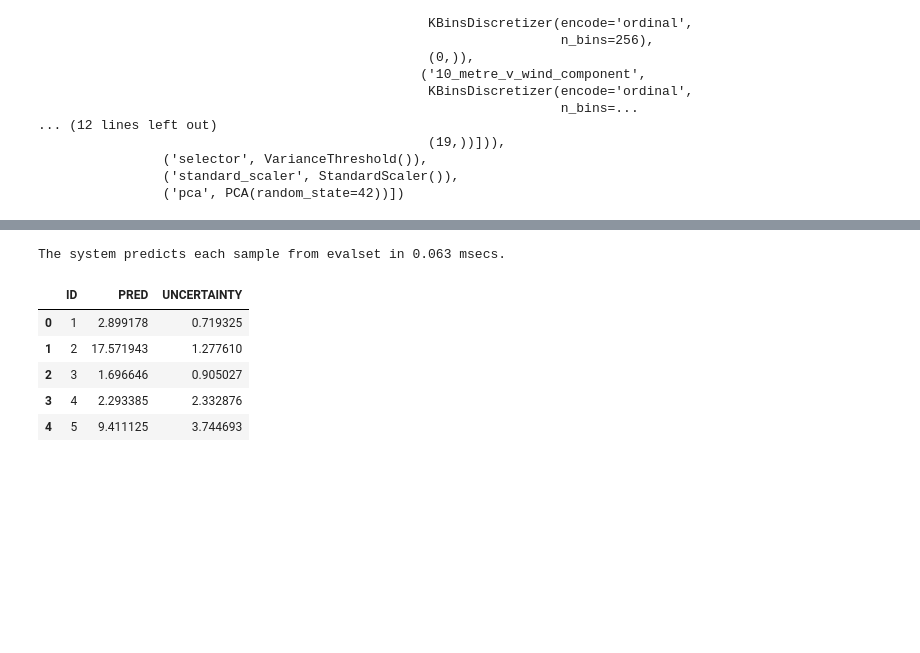
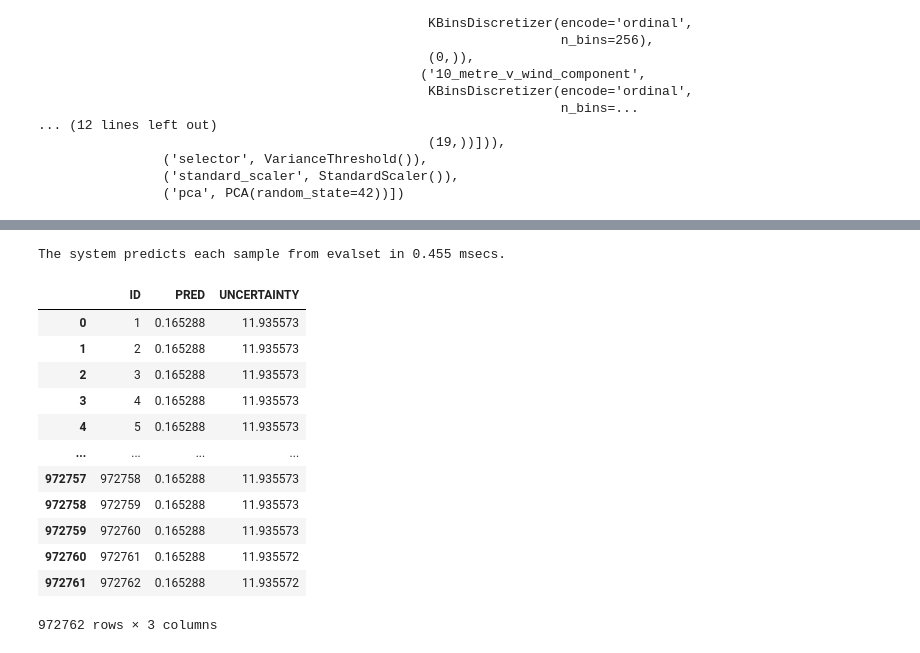
Before and after one commit to not-Karot/yandex-shifts-weather, a Jupyter notebook: deep_ensemble_with_uncertainty_and_spec_fe_eval.ipynb, the cells around one changed output, grey strips where cells are left out. Cells and saved outputs as stored; diff of their text form; code cells hidden in the pictures; blank space fills up the shorter version.

```diff
--- a/deep_ensemble_with_uncertainty_and_spec_fe_eval.ipynb
+++ b/deep_ensemble_with_uncertainty_and_spec_fe_eval.ipynb
@@ -461,6 +462,6 @@ print(f'{data_dir} {os.path.isdir(data_dir)}')
 # %% [output]
 data\yandex-shifts\weather True
 # %%
-model_dir = os.path.join('models', 'yandex-shifts', 'weather')
+model_dir = os.path.join('models', 'yandex-shifts', 'weather', 'S')
 print(f'{model_dir} {os.path.isdir(model_dir)}')
 # %% [output]
@@ -484,4 +485,4 @@ data\yandex-shifts\weather\dev_out.csv True
 # %%
-eval_name = os.path.join(data_dir, 'eval.csv')
+eval_name = os.path.join(data_dir, 'x_test_cube.zarr')
 print(f'{eval_name} {os.path.isfile(eval_name)}')
 # %% [output]
@@ -774,6 +845,6 @@ df_submission.head()
 out_file = os.path.join(model_dir, 'df_submission_dev.csv')
 df_submission.to_csv(out_file, index=False)
 # %%
-df_eval = pd.read_csv(eval_name)
+df_eval = xr.open_zarr(eval_name).to_dataframe().fillna(0)
 df_eval.head()
 # %% [output]
@@ -801,23 +872,30 @@ inference_duration *= 1000.0
 print('The system predicts each sample from evalset in ' \
       '{0:.3f} msecs.'.format(inference_duration / eval_inputs.shape[0]))
 # %% [output]
-The system predicts each sample from evalset in 0.063 msecs.
+The system predicts each sample from evalset in 0.455 msecs.
 # %%
 all_uncertainty = ensemble_uncertainties_regression(all_preds)
 uncertainties = all_uncertainty['tvar']
 # %%
 ids = np.arange(1, len(df_eval) + 1)
 preds = np.mean(all_preds[:,:,0], axis=0)
 df_submission = pd.DataFrame(data={
     'ID' : ids,
     'PRED' : preds,
     'UNCERTAINTY' : uncertainties
 })
-df_submission.head()
+df_submission
 # %% [output]
 |  | ID | PRED | UNCERTAINTY |
-| 0 | 1 | 2.899178 | 0.719325 |
-| 1 | 2 | 17.571943 | 1.277610 |
-| 2 | 3 | 1.696646 | 0.905027 |
-| 3 | 4 | 2.293385 | 2.332876 |
-| 4 | 5 | 9.411125 | 3.744693 |
+| 0 | 1 | 0.165288 | 11.935573 |
+| 1 | 2 | 0.165288 | 11.935573 |
+| 2 | 3 | 0.165288 | 11.935573 |
+| 3 | 4 | 0.165288 | 11.935573 |
+| 4 | 5 | 0.165288 | 11.935573 |
+| ... | ... | ... | ... |
+| 972757 | 972758 | 0.165288 | 11.935573 |
+| 972758 | 972759 | 0.165288 | 11.935573 |
+| 972759 | 972760 | 0.165288 | 11.935573 |
+| 972760 | 972761 | 0.165288 | 11.935572 |
+| 972761 | 972762 | 0.165288 | 11.935572 |
+972762 rows × 3 columns
```
Also changed, not shown: parts of 33 cells of this notebook, 2 other files.
